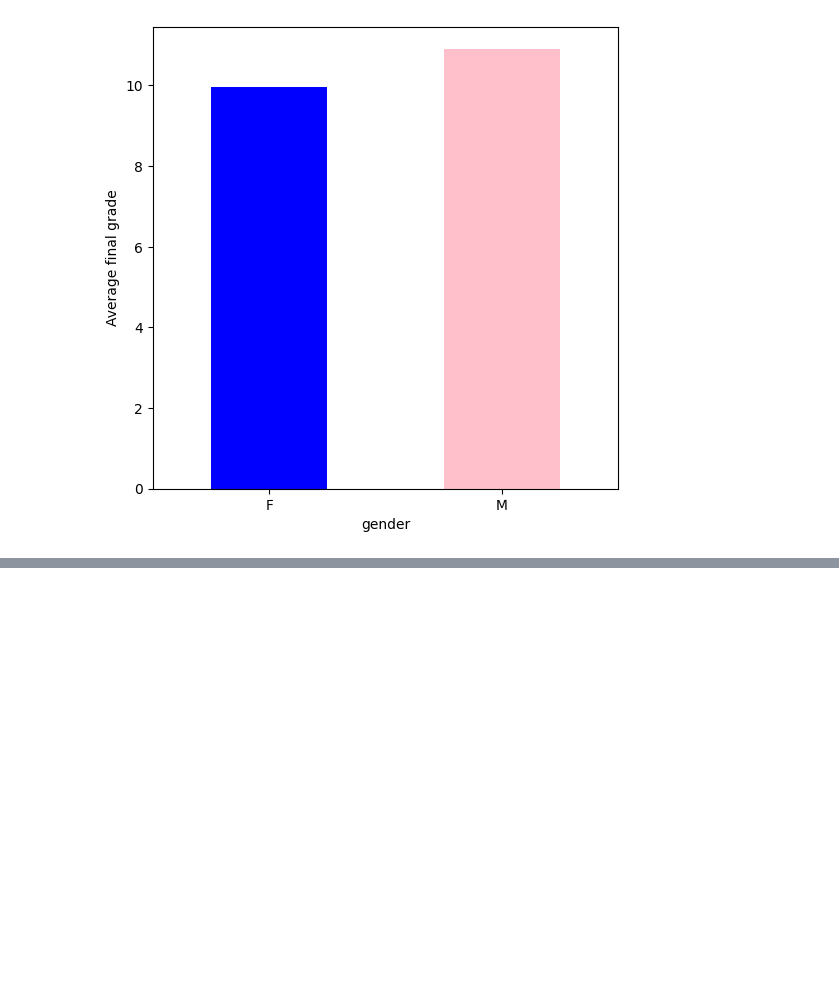
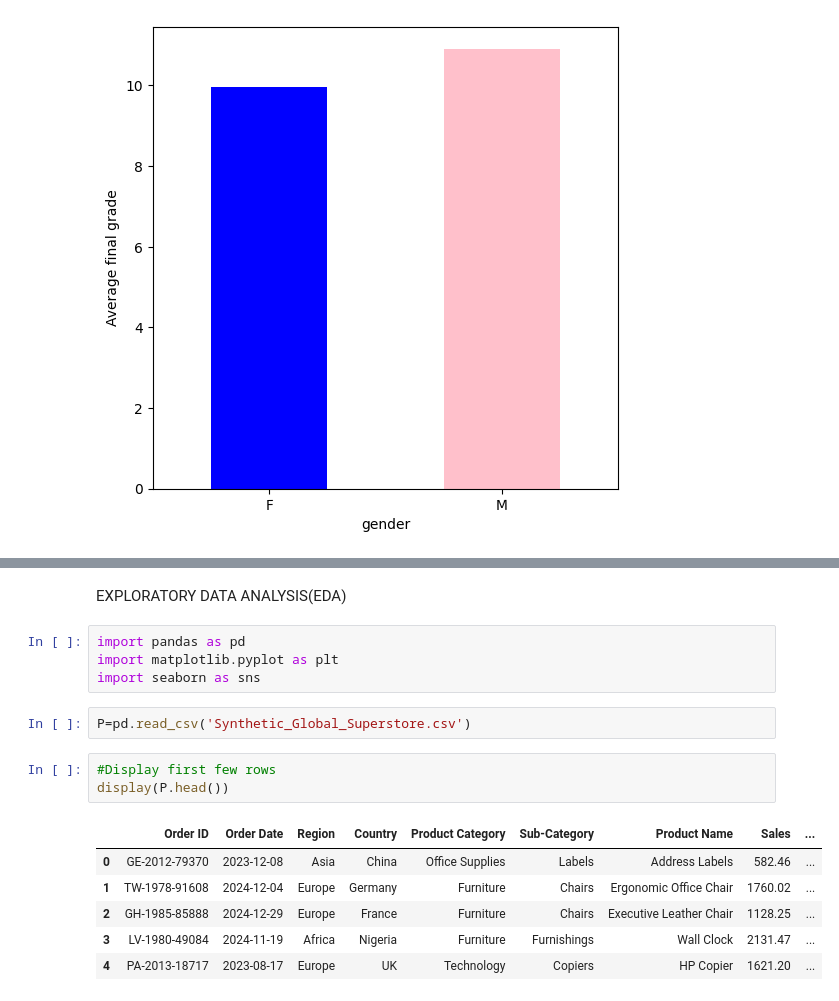
Before and after one commit to Pravallika-02-datascience/Internship, a Jupyter notebook: Mainflowintern.ipynb, the cells around one changed output, grey strips where cells are left out. Saved outputs shown, nothing was run; the diff lists cells and outputs as text; blank space fills up the shorter version.

```diff
--- a/Mainflowintern.ipynb
+++ b/Mainflowintern.ipynb
@@ -122,0 +208,18 @@ plt.show()
+# %% [markdown]
+EXPLORATORY DATA ANALYSIS(EDA)
+# %%
+import pandas as pd
+import matplotlib.pyplot as plt
+import seaborn as sns
+# %%
+P=pd.read_csv('Synthetic_Global_Superstore.csv')
+# %%
+#Display first few rows
+display(P.head())
+# %% [output]
+|  | Order ID | Order Date | Region | Country | Product Category | Sub-Category | Product Name | Sales | ... |
+| 0 | GE-2012-79370 | 2023-12-08 | Asia | China | Office Supplies | Labels | Address Labels | 582.46 | ... |
+| 1 | TW-1978-91608 | 2024-12-04 | Europe | Germany | Furniture | Chairs | Ergonomic Office Chair | 1760.02 | ... |
+| 2 | GH-1985-85888 | 2024-12-29 | Europe | France | Furniture | Chairs | Executive Leather Chair | 1128.25 | ... |
+| 3 | LV-1980-49084 | 2024-11-19 | Africa | Nigeria | Furniture | Furnishings | Wall Clock | 2131.47 | ... |
+| 4 | PA-2013-18717 | 2023-08-17 | Europe | UK | Technology | Copiers | HP Copier | 1621.20 | ... |
```
Also changed, not shown: parts of 17 cells of this notebook.
